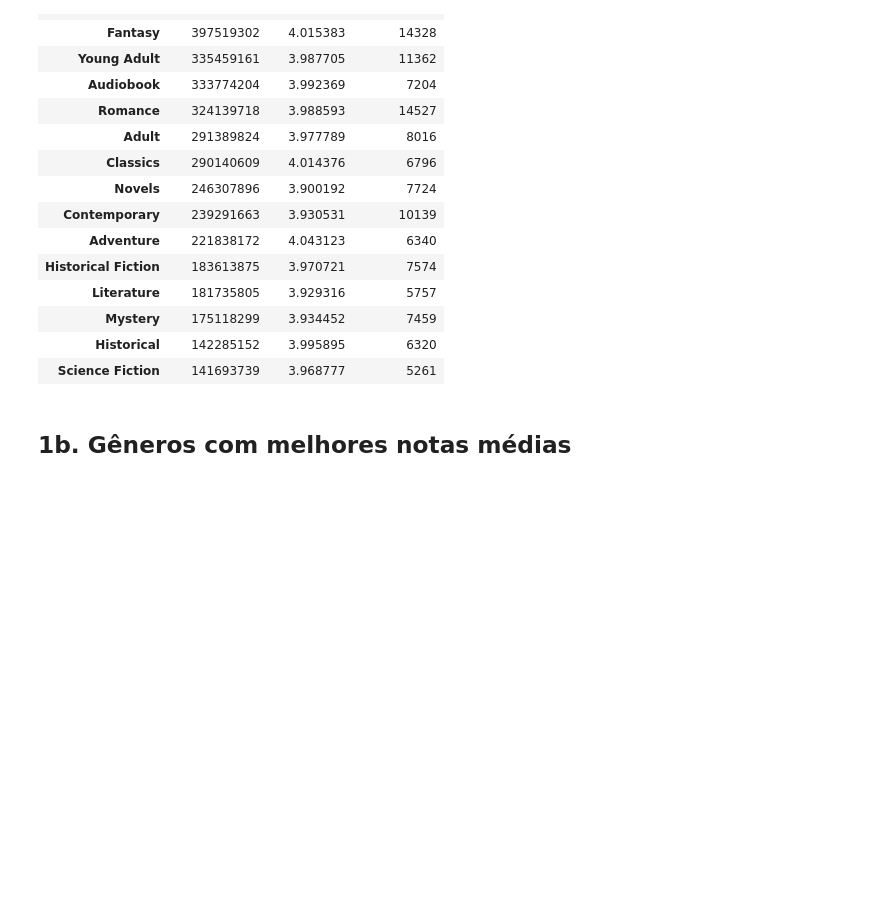
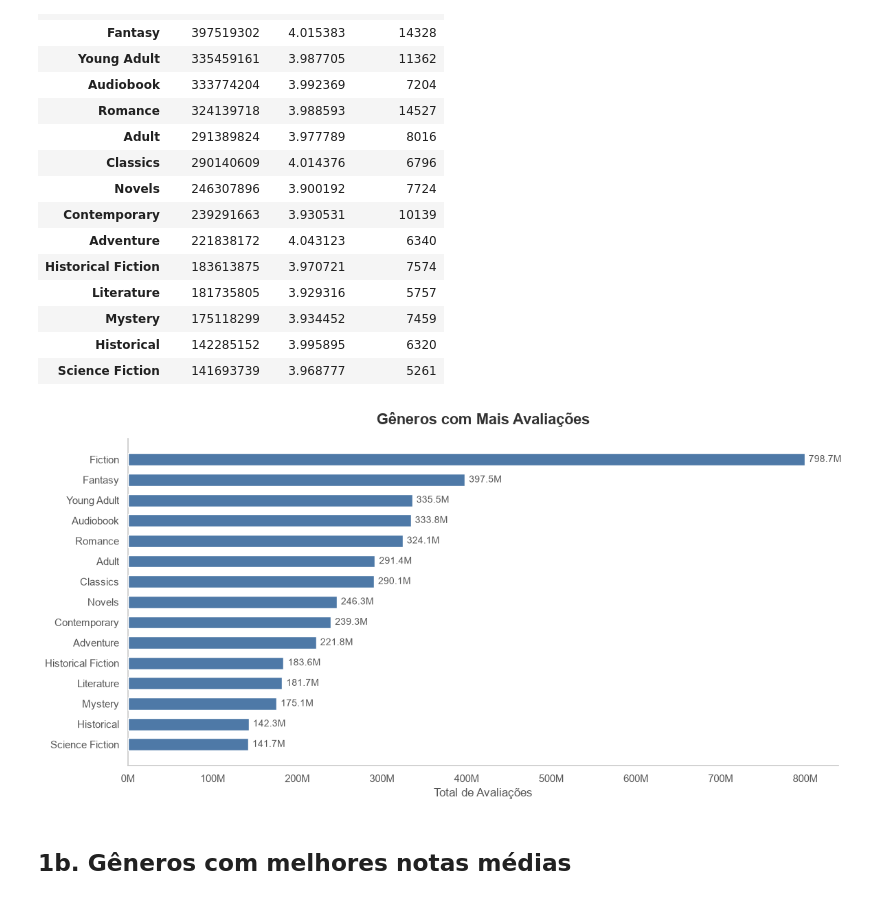
Before and after one commit to juliaragibeltrao/Rating-Books, a Jupyter notebook: analise.ipynb, the cells around one changed output. Cells and saved outputs as stored; diff of their text form; code cells hidden in the pictures; blank space fills up the shorter version.

Commit message:
Switch to matplotlib/seaborn (static charts visible on GitHub)

```diff
--- a/analise.ipynb
+++ b/analise.ipynb
@@ -9,9 +9,22 @@ Respondendo às perguntas:
 # %%
 import pandas as pd
 import ast
-import plotly.express as px
-import plotly.graph_objects as go
-from plotly.subplots import make_subplots
+import matplotlib.pyplot as plt
+import seaborn as sns
+import numpy as np
+
+TABLEAU10 = ["#4E79A7", "#F28E2B", "#E15759", "#76B7B2", "#59A14F",
+             "#EDC948", "#B07AA1", "#FF9DA7", "#9C755F", "#BAB0AC"]
+
+sns.set_theme(style="white", rc={
+    "font.size": 12,
+    "axes.facecolor": "white",
+    "axes.edgecolor": "#cccccc",
+    "axes.grid": False,
+    "xtick.color": "#555555",
+    "ytick.color": "#555555",
+    "text.color": "#333333",
+})
 
 df = pd.read_csv("books_1.Best_Books_Ever.csv")
 df["genres"] = df["genres"].apply(lambda x: ast.literal_eval(x) if pd.notna(x) else [])
@@ -71,3 +63,27 @@ fig.show()
+# %%
+top_data = genre_stats.head(15).sort_values("total_ratings")
+
+fig, ax = plt.subplots(figsize=(12, 6))
+bars = ax.barh(range(len(top_data)), top_data["total_ratings"].values,
+               color=TABLEAU10[0], height=0.6, zorder=3)
+ax.set_yticks(range(len(top_data)))
+ax.set_yticklabels(top_data.index, fontsize=11)
+ax.set_xlabel("Total de Avaliações", fontsize=12, color="#555555")
+ax.set_title("Gêneros com Mais Avaliações", fontsize=16, fontweight="bold", pad=15)
+ax.spines["top"].set_visible(False)
+ax.spines["right"].set_visible(False)
+ax.spines["left"].set_color("#cccccc")
+ax.spines["bottom"].set_color("#cccccc")
+ax.tick_params(axis="y", left=False)
+ax.tick_params(axis="x", colors="#555555")
+ax.xaxis.set_major_formatter(plt.FuncFormatter(lambda x, _: f"{x/1e6:.0f}M"))
+for bar, val in zip(bars, top_data["total_ratings"]):
+    ax.text(val + 5e6, bar.get_y() + bar.get_height()/2,
+            f"{val/1e6:.1f}M", va="center", fontsize=10, color="#555555")
+plt.tight_layout()
+plt.show()
+# %% [output]
+[figure, added]
 # %% [markdown]
 ## 1b. Gêneros com melhores notas médias
 # %%
```
Also changed, not shown: parts of 10 cells of this notebook.
